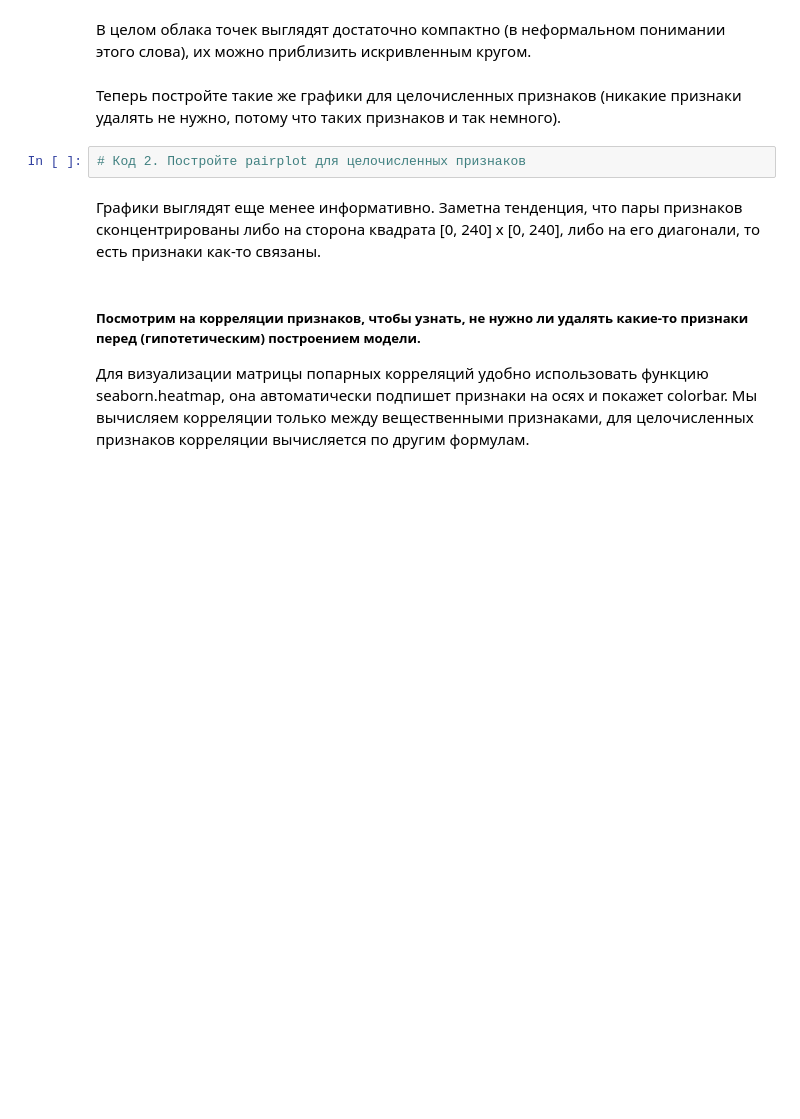
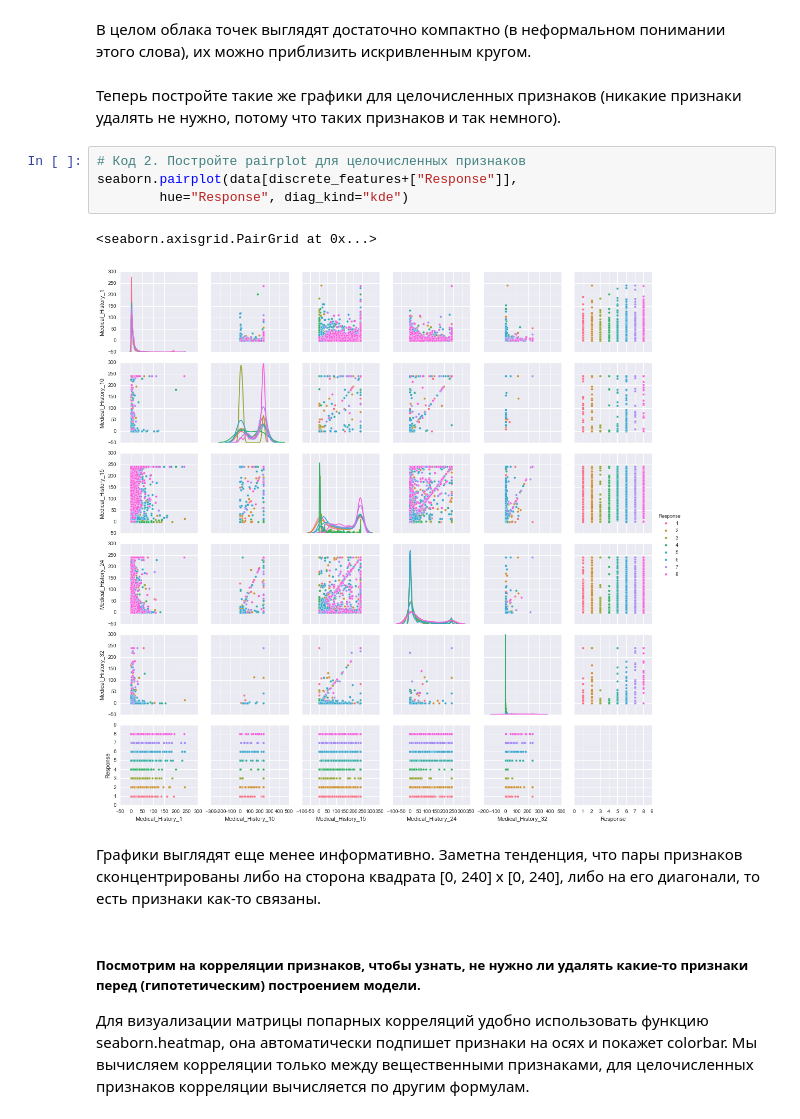
Before and after one commit to movb/yandex-ml, a Jupyter notebook: mipt-ml-3/week3/VisualizationPeerReview.ipynb, the cells around one changed output. Cells and saved outputs as stored; diff of their text form; blank space fills up the shorter version.

```diff
--- a/mipt-ml-3/week3/VisualizationPeerReview.ipynb
+++ b/mipt-ml-3/week3/VisualizationPeerReview.ipynb
@@ -109,6 +148,11 @@ __Ответьте на вопросы (Блок 3):__
 Теперь постройте такие же графики для целочисленных признаков (никакие признаки удалять не нужно, потому что таких признаков и так немного).
 # %%
 # Код 2. Постройте pairplot для целочисленных признаков
+seaborn.pairplot(data[discrete_features+["Response"]],
+        hue="Response", diag_kind="kde")
+# %% [output]
+<seaborn.axisgrid.PairGrid at 0x...>
+[figure, added]
 # %% [markdown]
 Графики выглядят еще менее информативно. Заметна тенденция, что пары признаков сконцентрированы либо на сторона квадрата [0, 240] x [0, 240], либо на его диагонали, то есть признаки как-то связаны.
 # %% [markdown]
```
Also changed, not shown: parts of 30 cells of this notebook.
